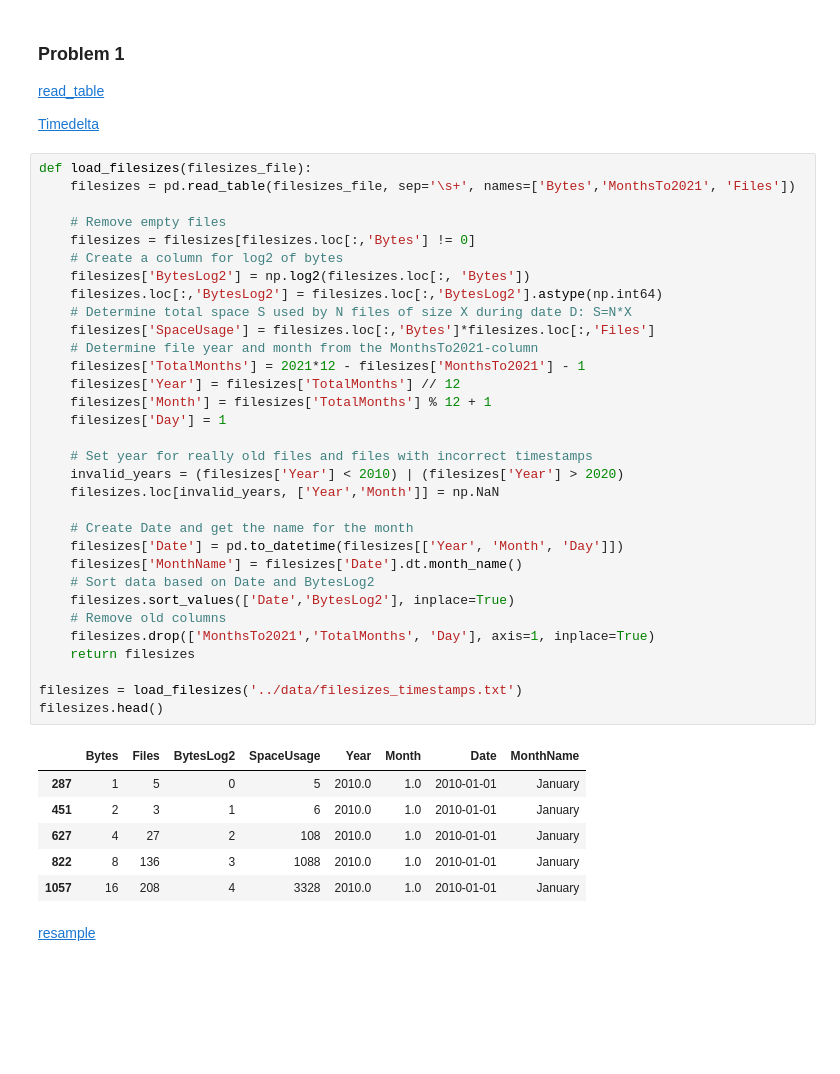
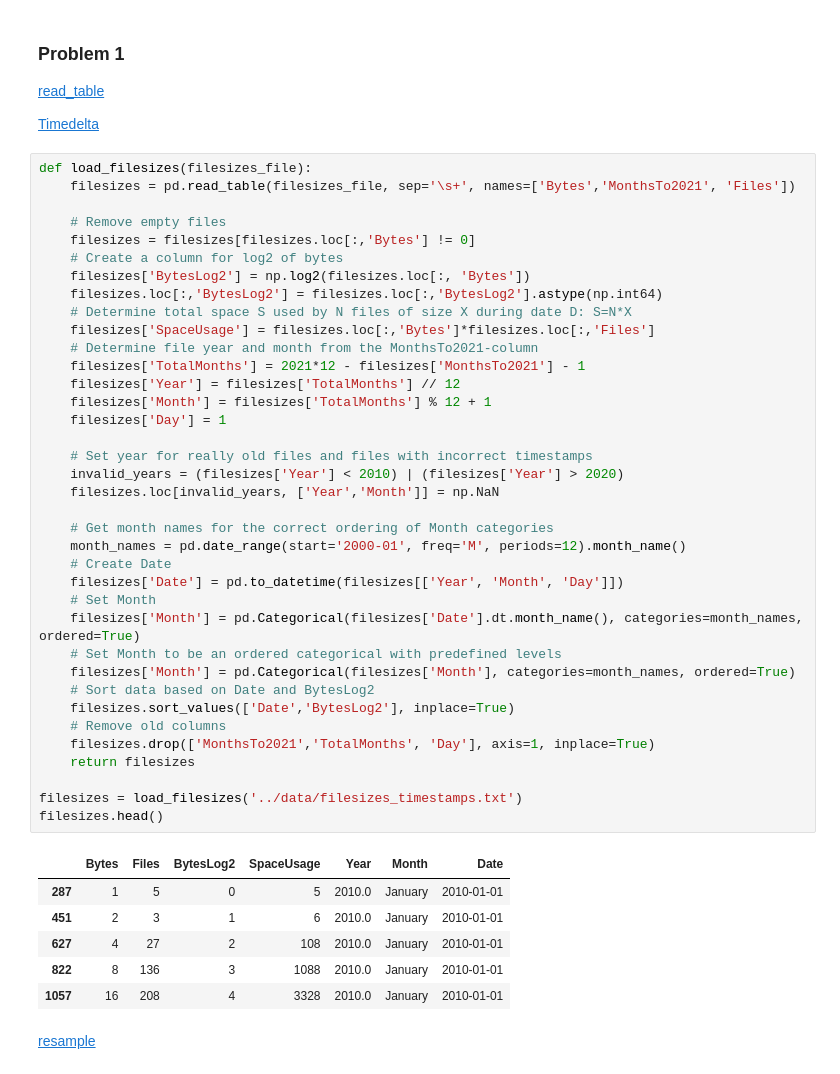
Before and after one commit to AaltoSciComp/data-analysis-workflows-course, a Jupyter notebook: python_exercises/ch3-python-lecture.ipynb, the cells around one changed output. Drawn from its saved outputs; the diff is of its cells as text; blank space fills up the shorter version.

```diff
--- a/python_exercises/ch3-python-lecture.ipynb
+++ b/python_exercises/ch3-python-lecture.ipynb
@@ -18,41 +18,46 @@ import seaborn as sb
 def load_filesizes(filesizes_file):
     filesizes = pd.read_table(filesizes_file, sep='\s+', names=['Bytes','MonthsTo2021', 'Files'])
 
     # Remove empty files
     filesizes = filesizes[filesizes.loc[:,'Bytes'] != 0]
     # Create a column for log2 of bytes
     filesizes['BytesLog2'] = np.log2(filesizes.loc[:, 'Bytes'])
     filesizes.loc[:,'BytesLog2'] = filesizes.loc[:,'BytesLog2'].astype(np.int64)
     # Determine total space S used by N files of size X during date D: S=N*X
     filesizes['SpaceUsage'] = filesizes.loc[:,'Bytes']*filesizes.loc[:,'Files']
     # Determine file year and month from the MonthsTo2021-column
     filesizes['TotalMonths'] = 2021*12 - filesizes['MonthsTo2021'] - 1
     filesizes['Year'] = filesizes['TotalMonths'] // 12
     filesizes['Month'] = filesizes['TotalMonths'] % 12 + 1
     filesizes['Day'] = 1
 
     # Set year for really old files and files with incorrect timestamps
     invalid_years = (filesizes['Year'] < 2010) | (filesizes['Year'] > 2020)
     filesizes.loc[invalid_years, ['Year','Month']] = np.NaN
 
-    # Create Date and get the name for the month
+    # Get month names for the correct ordering of Month categories
+    month_names = pd.date_range(start='2000-01', freq='M', periods=12).month_name()
+    # Create Date
     filesizes['Date'] = pd.to_datetime(filesizes[['Year', 'Month', 'Day']])
-    filesizes['MonthName'] = filesizes['Date'].dt.month_name()
+    # Set Month
+    filesizes['Month'] = pd.Categorical(filesizes['Date'].dt.month_name(), categories=month_names, ordered=True)
+    # Set Month to be an ordered categorical with predefined levels
+    filesizes['Month'] = pd.Categorical(filesizes['Month'], categories=month_names, ordered=True)
     # Sort data based on Date and BytesLog2
     filesizes.sort_values(['Date','BytesLog2'], inplace=True)
     # Remove old columns
     filesizes.drop(['MonthsTo2021','TotalMonths', 'Day'], axis=1, inplace=True)
     return filesizes
 
 filesizes = load_filesizes('../data/filesizes_timestamps.txt')
 filesizes.head()
 # %% [output]
-|  | Bytes | Files | BytesLog2 | SpaceUsage | Year | Month | Date | MonthName |
-| 287 | 1 | 5 | 0 | 5 | 2010.0 | 1.0 | 2010-01-01 | January |
-| 451 | 2 | 3 | 1 | 6 | 2010.0 | 1.0 | 2010-01-01 | January |
-| 627 | 4 | 27 | 2 | 108 | 2010.0 | 1.0 | 2010-01-01 | January |
-| 822 | 8 | 136 | 3 | 1088 | 2010.0 | 1.0 | 2010-01-01 | January |
-| 1057 | 16 | 208 | 4 | 3328 | 2010.0 | 1.0 | 2010-01-01 | January |
+|  | Bytes | Files | BytesLog2 | SpaceUsage | Year | Month | Date |
+| 287 | 1 | 5 | 0 | 5 | 2010.0 | January | 2010-01-01 |
+| 451 | 2 | 3 | 1 | 6 | 2010.0 | January | 2010-01-01 |
+| 627 | 4 | 27 | 2 | 108 | 2010.0 | January | 2010-01-01 |
+| 822 | 8 | 136 | 3 | 1088 | 2010.0 | January | 2010-01-01 |
+| 1057 | 16 | 208 | 4 | 3328 | 2010.0 | January | 2010-01-01 |
 # %% [markdown]
 [resample](https://pandas.pydata.org/pandas-docs/stable/reference/api/pandas.Series.resample.html#pandas.Series.resample)
 # %%
```
Also changed, not shown: parts of 5 cells of this notebook, 2 other files.
